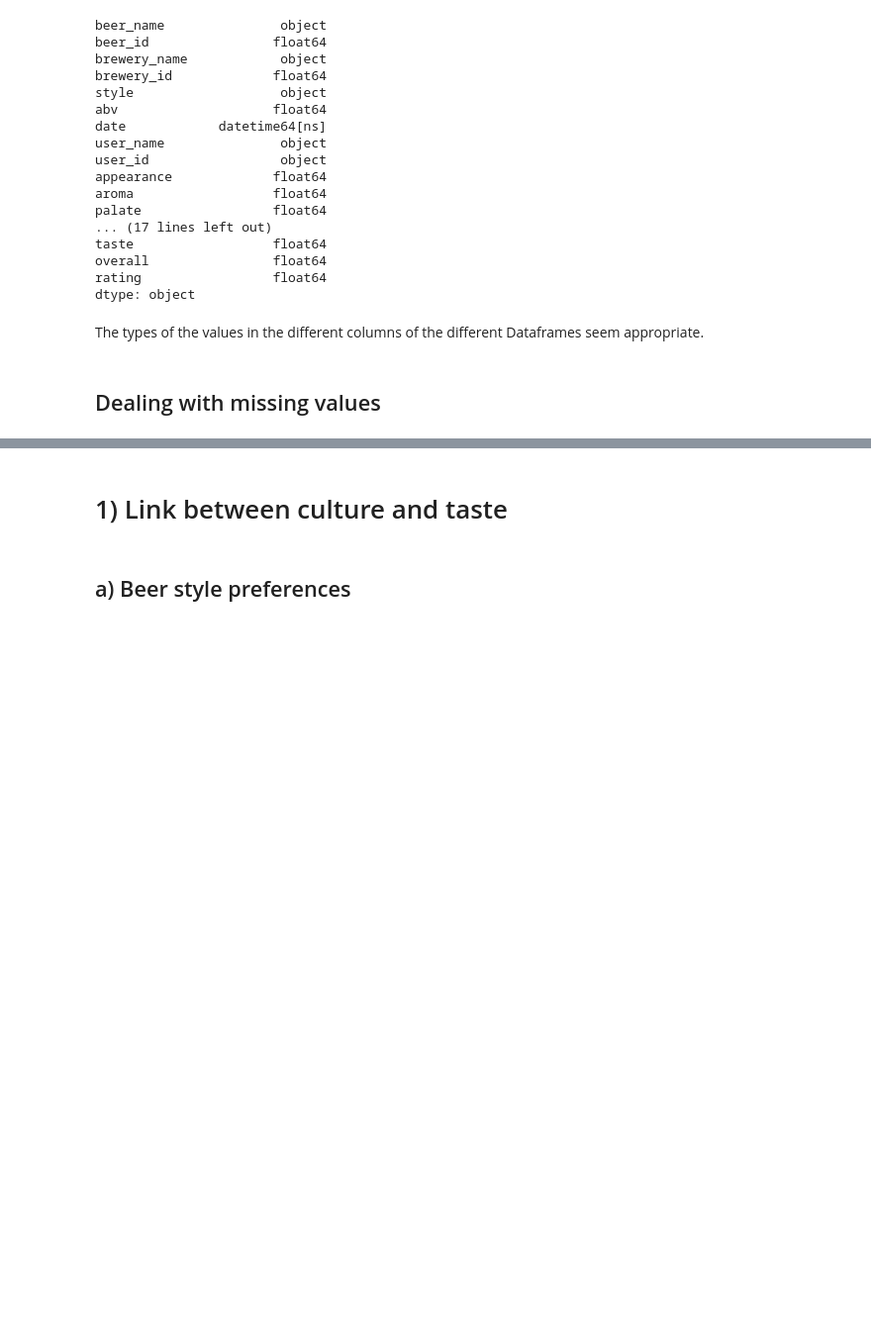
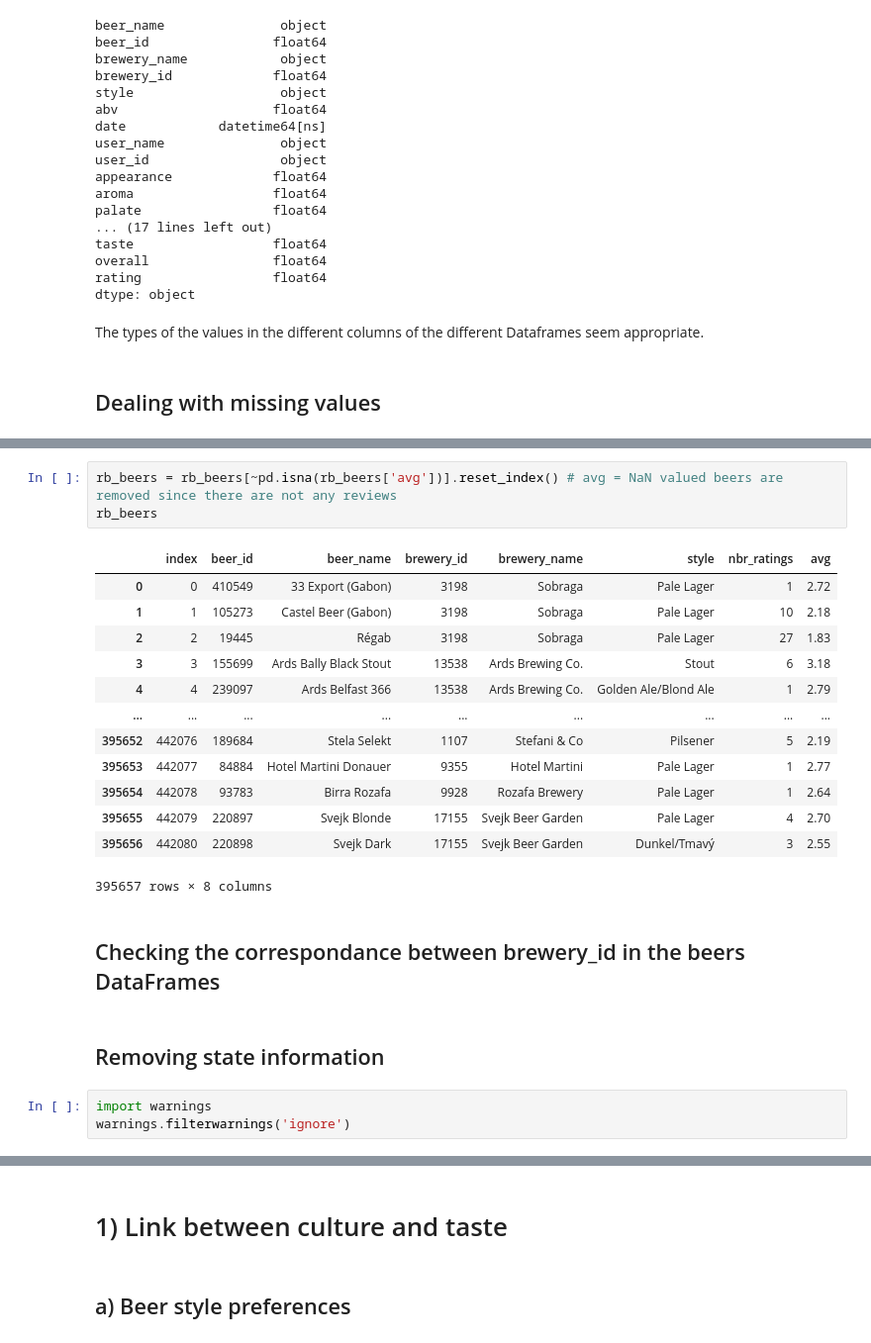
Before and after one commit to epfl-ada/ada-2024-project-datapilots, a Jupyter notebook: results.ipynb, the cells around one changed output, grey strips where cells are left out. Shown: that part at 99% size. Saved outputs shown, nothing was run; the diff lists cells and outputs as text; blank space fills up the shorter version.

Commit message:
data cleaning

```diff
--- a/results.ipynb
+++ b/results.ipynb
@@ -339,0 +389,24 @@ The types of the values in the different columns of the different Dataframes see
+# %%
+rb_beers = rb_beers[~pd.isna(rb_beers['avg'])].reset_index() # avg = NaN valued beers are removed since there are not any reviews
+rb_beers
+# %% [output]
+|  | index | beer_id | beer_name | brewery_id | brewery_name | style | nbr_ratings | avg |
+| 0 | 0 | 410549 | 33 Export (Gabon) | 3198 | Sobraga | Pale Lager | 1 | 2.72 |
+| 1 | 1 | 105273 | Castel Beer (Gabon) | 3198 | Sobraga | Pale Lager | 10 | 2.18 |
+| 2 | 2 | 19445 | Régab | 3198 | Sobraga | Pale Lager | 27 | 1.83 |
+| 3 | 3 | 155699 | Ards Bally Black Stout | 13538 | Ards Brewing Co. | Stout | 6 | 3.18 |
+| 4 | 4 | 239097 | Ards Belfast 366 | 13538 | Ards Brewing Co. | Golden Ale/Blond Ale | 1 | 2.79 |
+| ... | ... | ... | ... | ... | ... | ... | ... | ... |
+| 395652 | 442076 | 189684 | Stela Selekt | 1107 | Stefani & Co | Pilsener | 5 | 2.19 |
+| 395653 | 442077 | 84884 | Hotel Martini Donauer | 9355 | Hotel Martini | Pale Lager | 1 | 2.77 |
+| 395654 | 442078 | 93783 | Birra Rozafa | 9928 | Rozafa Brewery | Pale Lager | 1 | 2.64 |
+| 395655 | 442079 | 220897 | Svejk Blonde | 17155 | Svejk Beer Garden | Pale Lager | 4 | 2.70 |
+| 395656 | 442080 | 220898 | Svejk Dark | 17155 | Svejk Beer Garden | Dunkel/Tmavý | 3 | 2.55 |
+395657 rows × 8 columns
+# %% [markdown]
+## Checking the correspondance between brewery_id in the beers DataFrames
+# %% [markdown]
+## Removing state information
+# %%
+import warnings
+warnings.filterwarnings('ignore')
```
Also changed, not shown: parts of 26 cells of this notebook.
